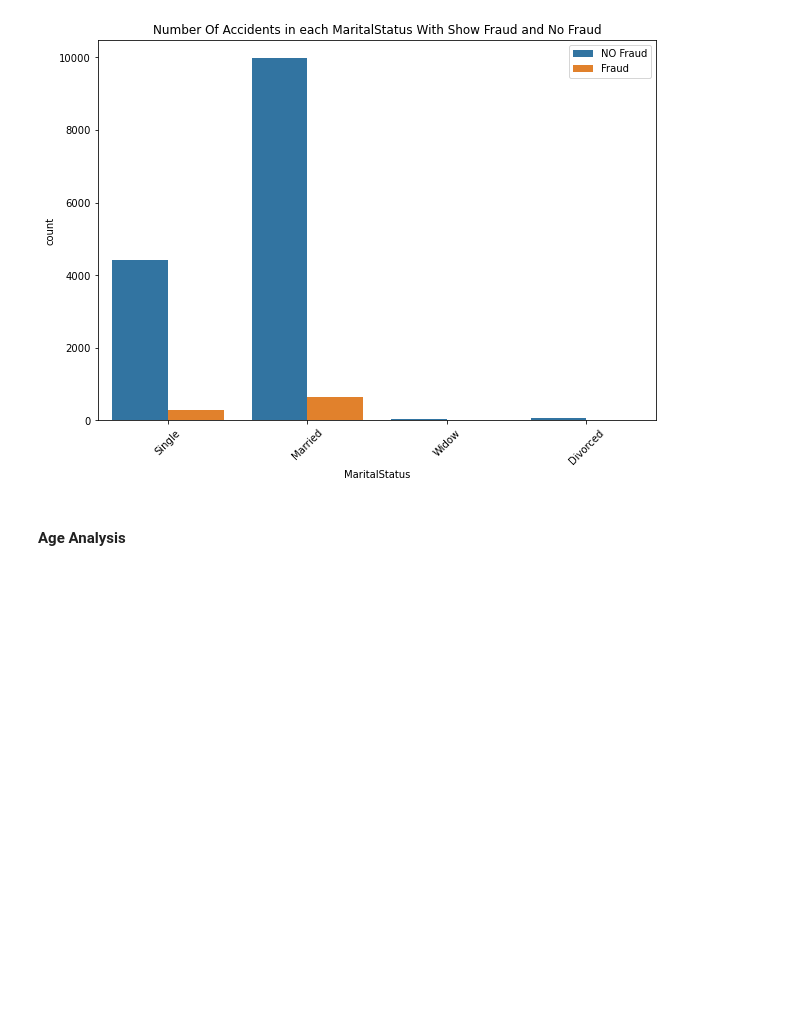
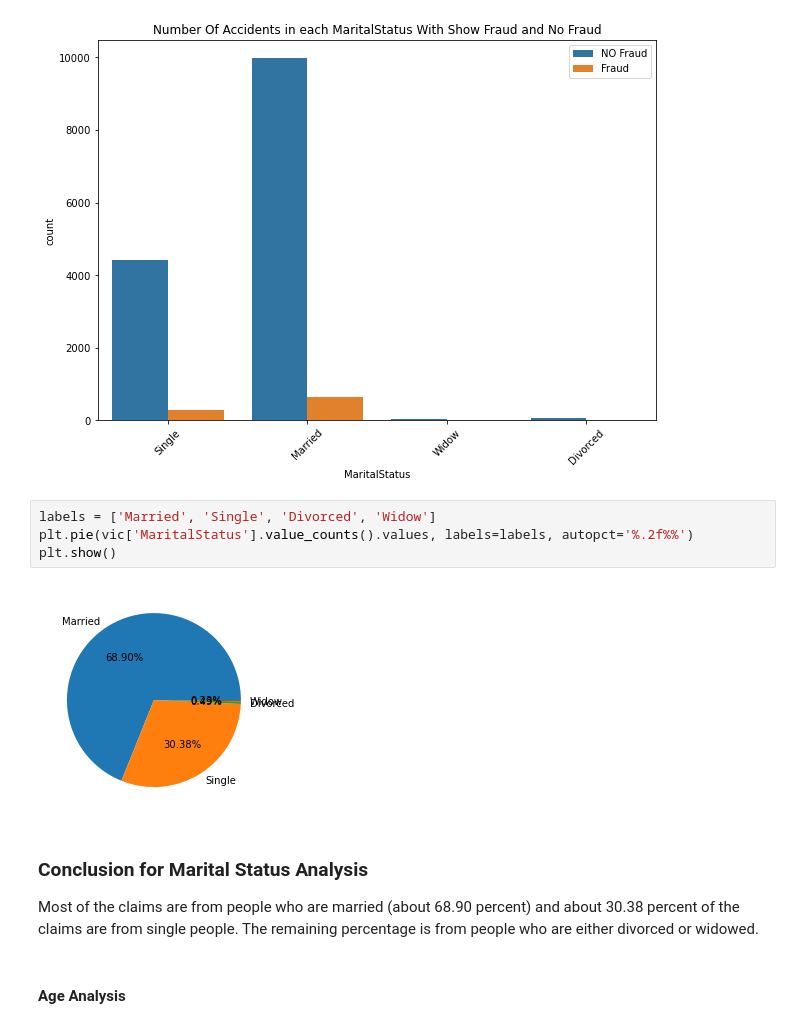
Before and after one commit to MohammadRouintan/Vehicle-Insurance-Claim-Fraud-Detection-Classification, a Jupyter notebook: Vehicle Insurance.ipynb, the cells around one changed output. Drawn from its saved outputs; the diff is of its cells as text; blank space fills up the shorter version.

```diff
--- a/Vehicle Insurance.ipynb
+++ b/Vehicle Insurance.ipynb
@@ -738,6 +738,15 @@ plt.xticks(rotation=45)
 plt.show()
 # %% [output]
 [figure]
+# %%
+labels = ['Married', 'Single', 'Divorced', 'Widow']
+plt.pie(vic['MaritalStatus'].value_counts().values, labels=labels, autopct='%.2f%%')
+plt.show()
+# %% [output]
+[figure, added]
+# %% [markdown]
+### Conclusion for Marital Status Analysis
+Most of the claims are from people who are married (about 68.90 percent) and about 30.38 percent of the claims are from single people. The remaining percentage is from people who are either divorced or widowed.
 # %% [markdown]
 #### Age Analysis
 # %%
```
Also changed, not shown: parts of 3 cells of this notebook.
